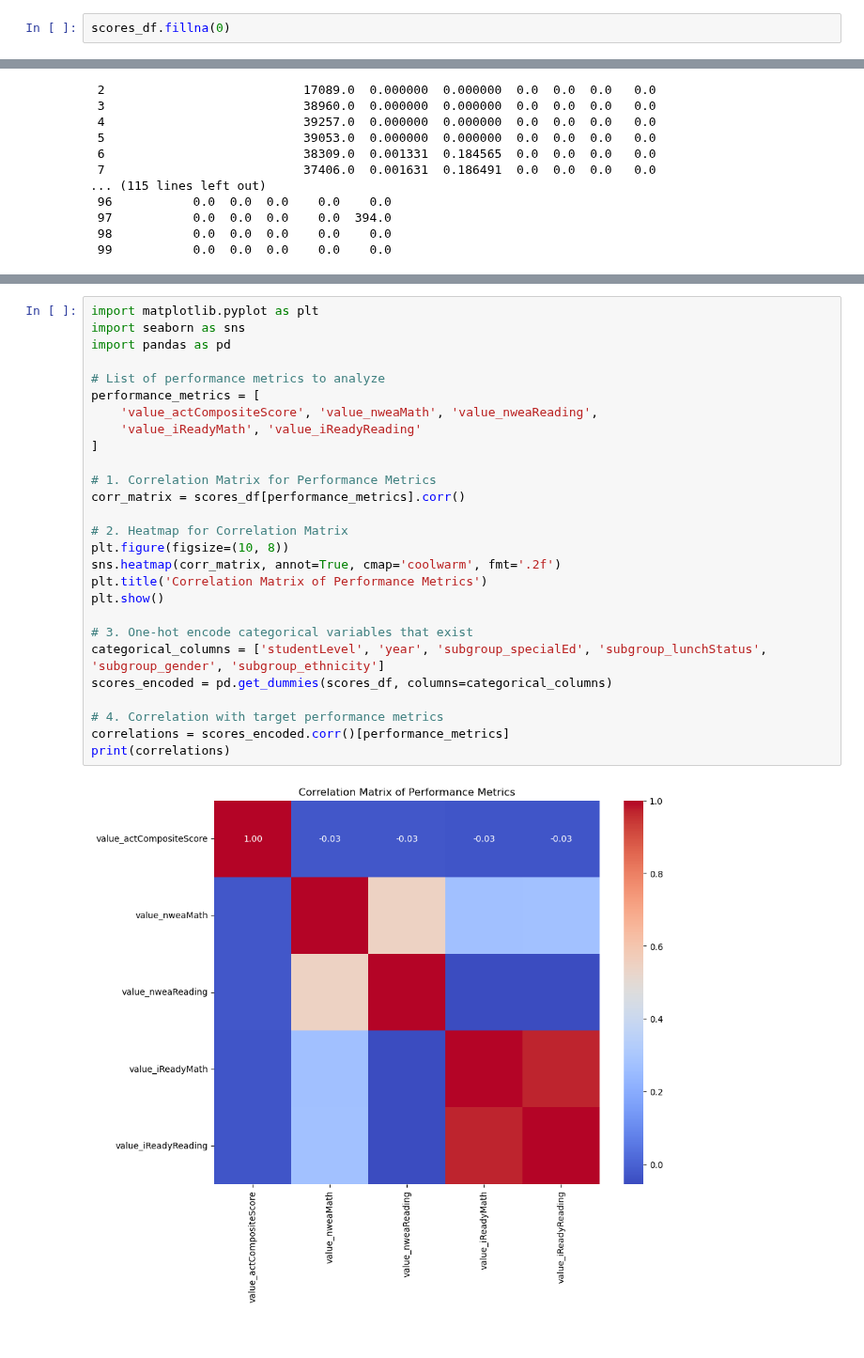
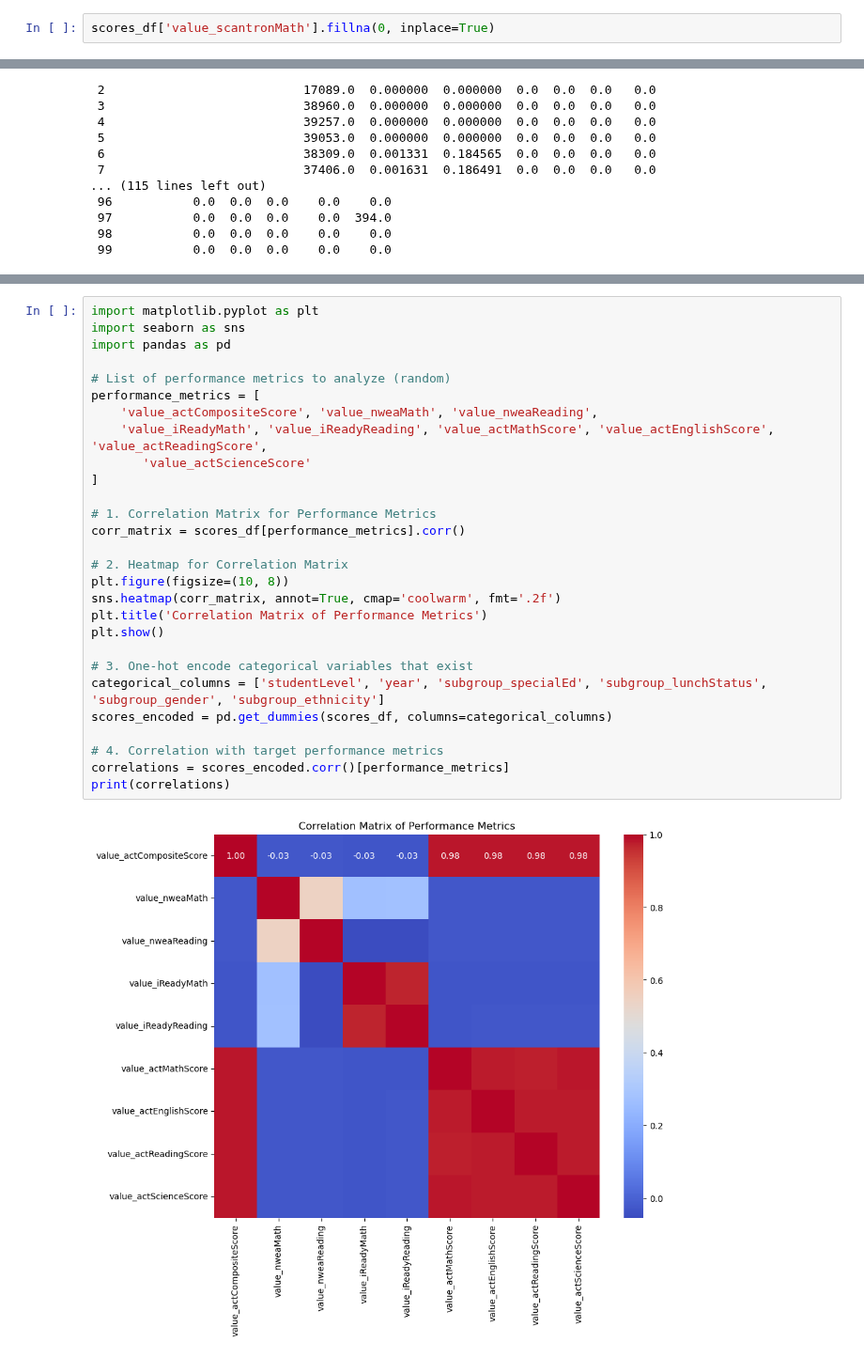
Before and after one commit to level-data-1a/predicting-proficiency, a Jupyter notebook: Manjari_explore_2.ipynb, the cells around one changed output, grey strips where cells are left out. Shown at 94% size. Saved outputs shown, nothing was run; the diff lists cells and outputs as text.

```diff
--- a/Manjari_explore_2.ipynb
+++ b/Manjari_explore_2.ipynb
@@ -313,2 +348,2 @@ Name: count, Length: 2102, dtype: int64
 # %%
-scores_df.fillna(0)
+scores_df['value_scantronMath'].fillna(0, inplace=True)
@@ -635,32 +708,33 @@ studentLevel
 # %%
 import matplotlib.pyplot as plt
 import seaborn as sns
 import pandas as pd
 
-# List of performance metrics to analyze
+# List of performance metrics to analyze (random)
 performance_metrics = [
     'value_actCompositeScore', 'value_nweaMath', 'value_nweaReading',
-    'value_iReadyMath', 'value_iReadyReading'
+    'value_iReadyMath', 'value_iReadyReading', 'value_actMathScore', 'value_actEnglishScore', 'value_actReadingScore',
+       'value_actScienceScore'
 ]
 
 # 1. Correlation Matrix for Performance Metrics
 corr_matrix = scores_df[performance_metrics].corr()
 
 # 2. Heatmap for Correlation Matrix
 plt.figure(figsize=(10, 8))
 sns.heatmap(corr_matrix, annot=True, cmap='coolwarm', fmt='.2f')
 plt.title('Correlation Matrix of Performance Metrics')
 plt.show()
 
 # 3. One-hot encode categorical variables that exist
 categorical_columns = ['studentLevel', 'year', 'subgroup_specialEd', 'subgroup_lunchStatus', 'subgroup_gender', 'subgroup_ethnicity']
 scores_encoded = pd.get_dummies(scores_df, columns=categorical_columns)
 
 # 4. Correlation with target performance metrics
 correlations = scores_encoded.corr()[performance_metrics]
 print(correlations)
 # %% [output]
-[figure, old version]
+[figure, new version]
                                   value_actCompositeScore  value_nweaMath  \
 studentId                                       -0.115741        0.162904
 measurementTypeId                                0.109112        0.068414
```
Also changed, not shown: parts of 52 cells of this notebook.
